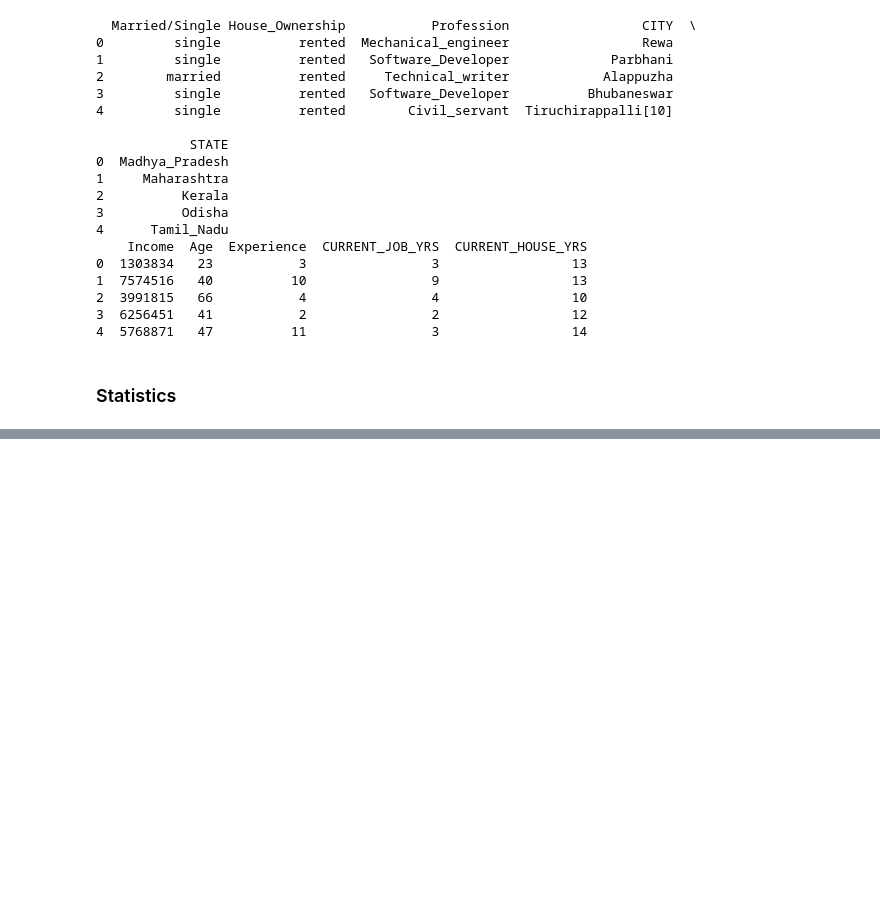
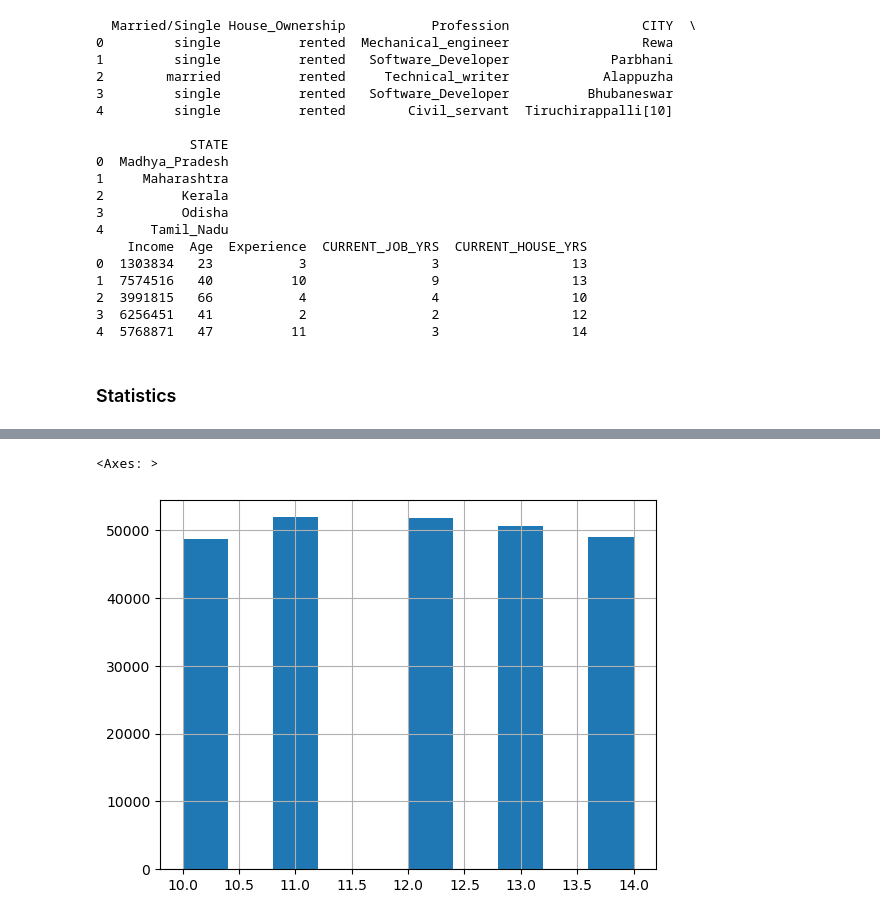
Before and after one commit to Mghd269/Credit-approval-project, a Jupyter notebook: eda.ipynb, the cells around one changed output, grey strips where cells are left out. Saved outputs shown, nothing was run; the diff lists cells and outputs as text; code cells hidden in the pictures; blank space fills up the shorter version.

```diff
--- a/eda.ipynb
+++ b/eda.ipynb
@@ -66,0 +63,5 @@ plt.show()
+# %%
+df2['CURRENT_HOUSE_YRS'].hist()
+# %% [output]
+<Axes: >
+[figure, added]
```
Also changed, not shown: parts of 4 cells of this notebook.
